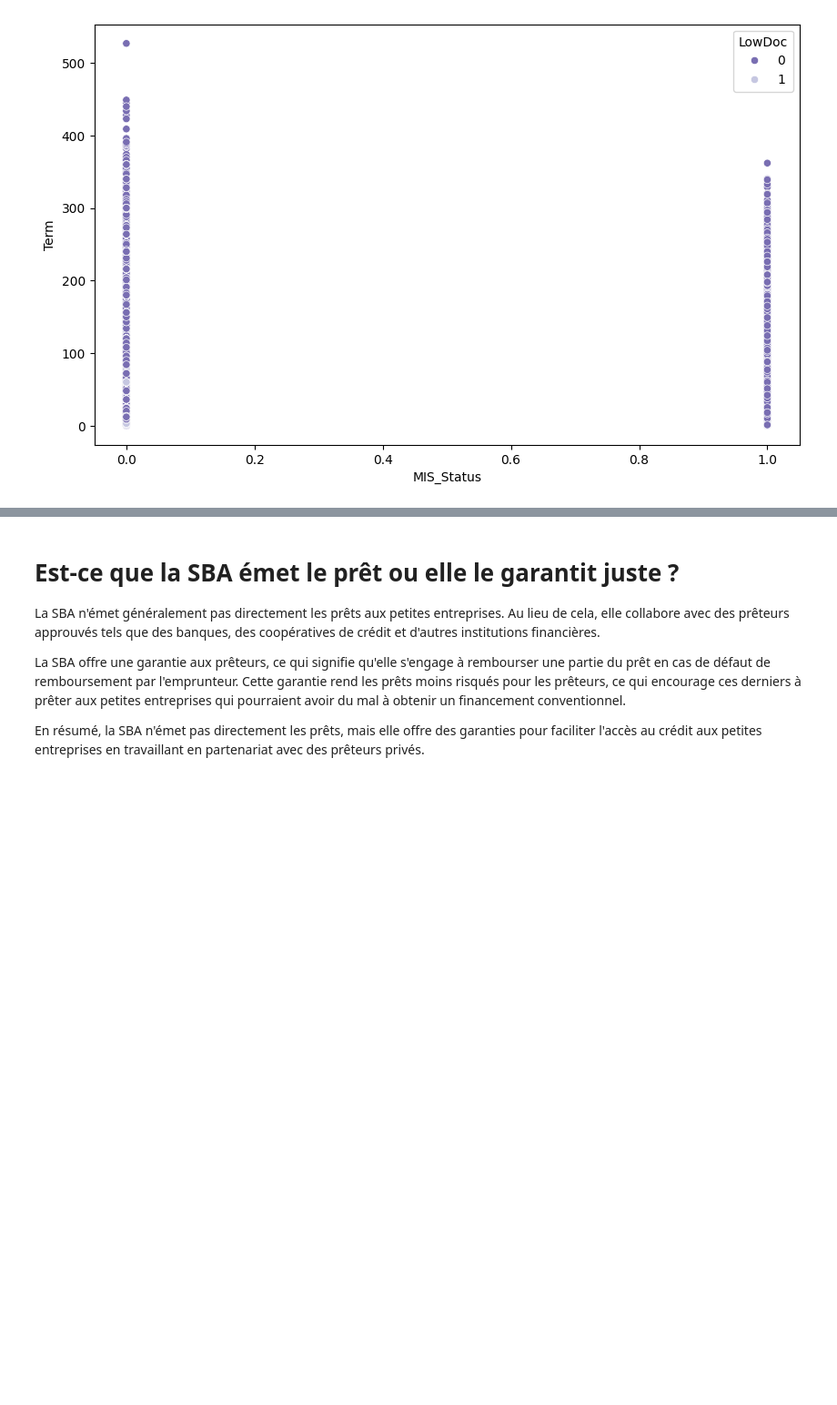
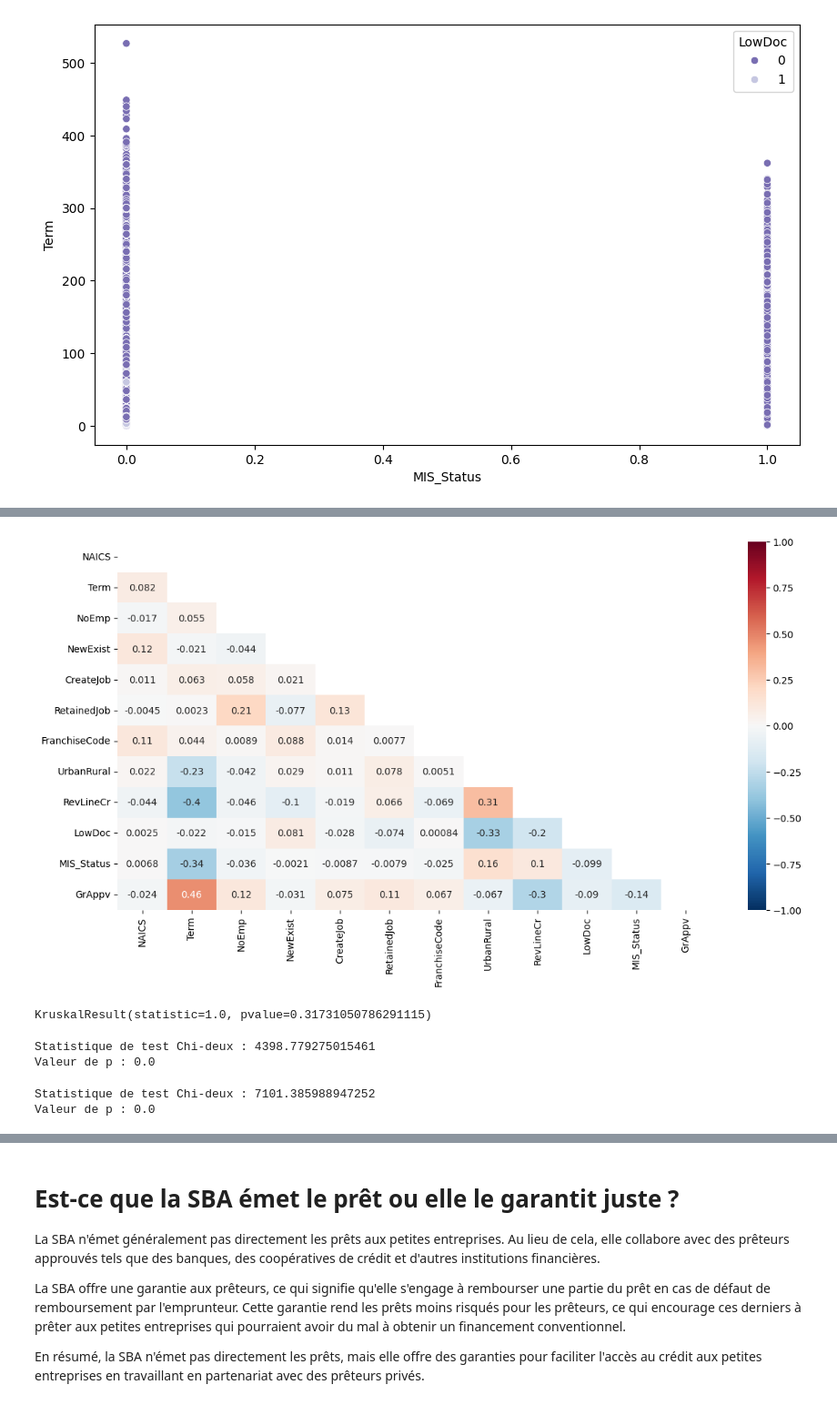
Before and after one commit to Memory77/brief_classif_sba, a Jupyter notebook: nettoyage.ipynb, the cells around one changed output, grey strips where cells are left out. Shown: that part at 91% size. Cells and saved outputs as stored; diff of their text form; code cells hidden in the pictures; blank space fills up the shorter version.

```diff
--- a/nettoyage.ipynb
+++ b/nettoyage.ipynb
@@ -285,0 +298,40 @@ df.corr(numeric_only=True)
+# %%
+#Corrélation entre toutes les colonnes
+plt.figure(figsize=(14,7))
+corr = df.corr(numeric_only=True)
+matrix = np.triu(corr)
+sns.heatmap(corr, cmap="RdBu_r", annot=True, mask=matrix, vmin=-1, center=0, vmax=1)
+plt.show()
+# %% [output]
+[figure, added]
+# %%
+from scipy.stats import stats
+stats.kruskal('MIS_Status', 'GrAppv')
+# %% [output]
+KruskalResult(statistic=1.0, pvalue=0.31731050786291115)
+# %%
+import scipy.stats as stats
+
+# Supposons que vous ayez un DataFrame appelé "dataframe" avec les colonnes "bmi_categories" et "region"
+contingency_table = pd.crosstab(df["MIS_Status"], df["LowDoc"])
+
+statistique, p_value, _, _ = stats.chi2_contingency(contingency_table)
+
+print("Statistique de test Chi-deux :", statistique)
+print("Valeur de p :", p_value)
+# %% [output]
+Statistique de test Chi-deux : 4398.779275015461
+Valeur de p : 0.0
+# %%
+import scipy.stats as stats
+
+# Supposons que vous ayez un DataFrame appelé "dataframe" avec les colonnes "bmi_categories" et "region"
+contingency_table = pd.crosstab(df["MIS_Status"], df["Industry"])
+
+statistique, p_value, _, _ = stats.chi2_contingency(contingency_table)
+
+print("Statistique de test Chi-deux :", statistique)
+print("Valeur de p :", p_value)
+# %% [output]
+Statistique de test Chi-deux : 7101.385988947252
+Valeur de p : 0.0
```
Also changed, not shown: parts of 11 cells of this notebook.
